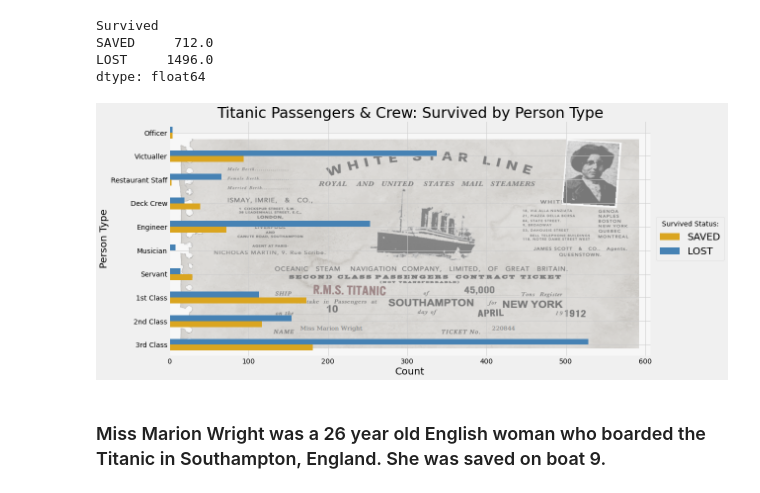
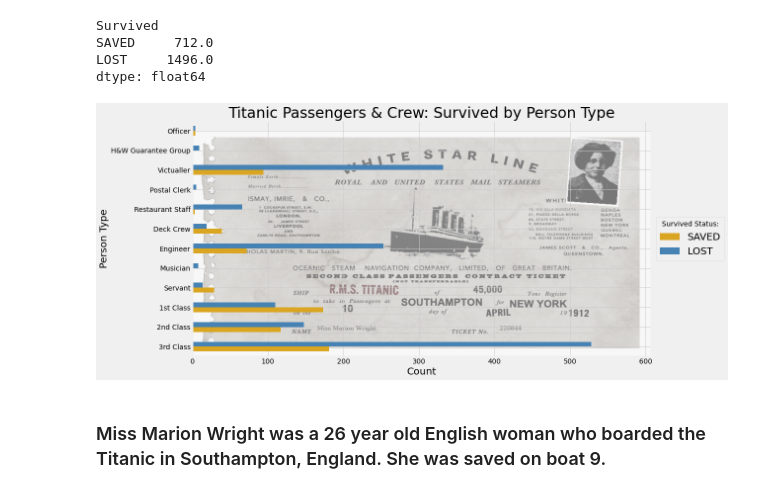
Before and after one commit to nataligracia/webdesign_titanic, a Jupyter notebook: WebVisualizations/Titanic Passenger and Crew Analysis.ipynb, the cells around one changed output. Drawn from its saved outputs; the diff is of its cells as text; code cells hidden in the pictures.

```diff
--- a/WebVisualizations/Titanic Passenger and Crew Analysis.ipynb
+++ b/WebVisualizations/Titanic Passenger and Crew Analysis.ipynb
@@ -553,8 +558,14 @@ def person_type (assigned):
     elif 'Failed' in assigned:
         return 'Not Onboard'
 
+    elif 'Discharged' in assigned:
+        return 'Not Onboard'
+
     elif 'Officer' in assigned:
         return 'Officer'
+
+    elif 'Postal' in assigned:
+        return 'Postal Clerk'
 
     elif 'Victualling' in assigned:
         return 'Victualler'
@@ -574,6 +585,12 @@ def person_type (assigned):
     elif 'Servant' in assigned:
         return 'Servant'
 
+    elif 'Cross Channel' in assigned:
+        return 'Cross Channel'
+
+    elif 'Guarantee Group' in assigned:
+        return 'H&W Guarantee Group'
+
     elif '1st Class' in assigned:
         return '1st Class'
 
@@ -656,7 +688,9 @@ type_ppl = ['3rd Class',
             'Engineer',
             'Deck Crew',
             'Restaurant Staff',
+            'Postal Clerk',
             'Victualler',
+            'H&W Guarantee Group',
             'Officer']
 type_change = full_order.groupby('Type')['Survived'].value_counts().unstack().fillna(0).reindex(type_ppl)
 type_ready = type_change.reindex(columns=['SAVED','LOST'])
@@ -692,21 +728,21 @@ dtype: float64
 # %%
 #Plot city data in barh chart
 img = plt.imread("Data & Images- Original/PersonTicket.png")
 ax = type_ready.plot.barh(subplots=False,
                           figsize=(18,8),
                           stacked=False,
                           color={"SAVED": "goldenrod", "LOST": "steelblue"})
 
 plt.title("Titanic Passengers & Crew: Survived by Person Type", fontsize = 30)
 plt.ylabel("Person Type", fontsize = 20)
 plt.xlabel("Count", fontsize = 20)
 plt.legend(title="Survived Status:",loc='center left',bbox_to_anchor=(1.0,0.5), fontsize = 20)
-ax.imshow(img, extent=[0, type_sum*1.15, -.5, 9], aspect='auto', alpha=.5)
+ax.imshow(img, extent=[0, type_sum*1.15, -.5, 11], aspect='auto', alpha=.5)
 #extent=(horizontal_min, horizontal_max, vertical_min, vertical_max)
 plt.tight_layout()
 #plt.grid()
 plt.savefig("Data & Images- Results/persontype_barh_plot.png")
 # %% [output]
-[figure, old version]
+[figure, new version]
 # %% [markdown]
 ### Miss Marion Wright was a 26 year old English woman who boarded the Titanic in Southampton, England. She was saved on boat 9.
```
Also changed, not shown: parts of 7 cells of this notebook, 8 other files.
